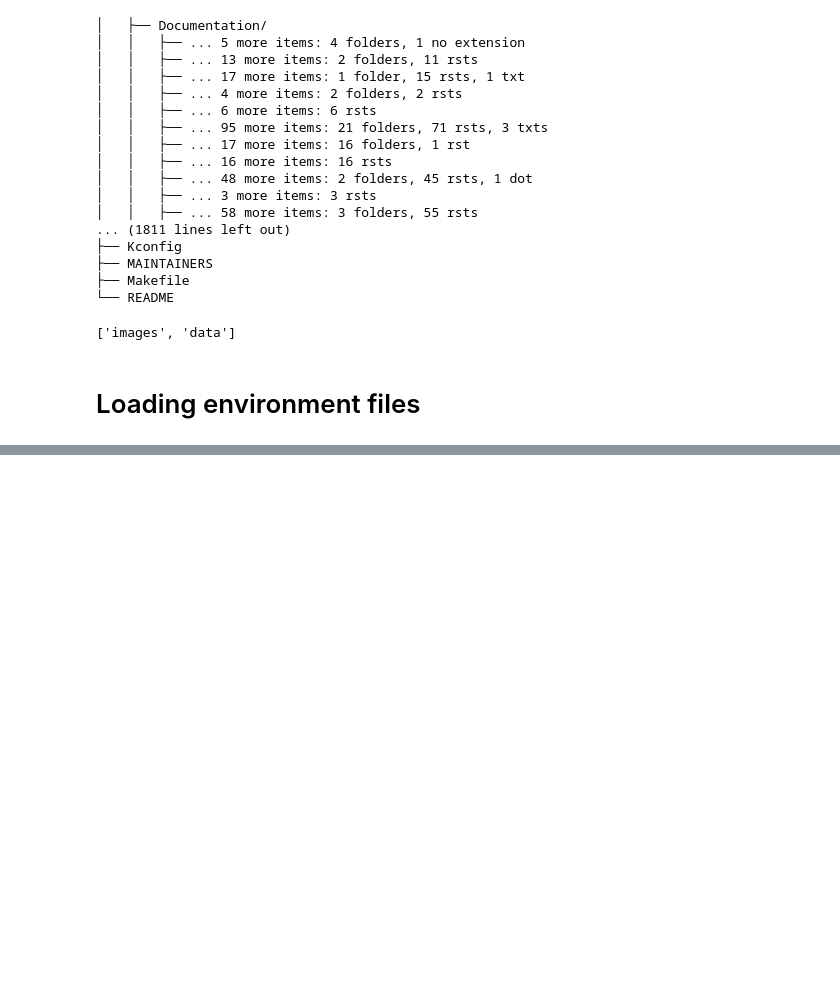
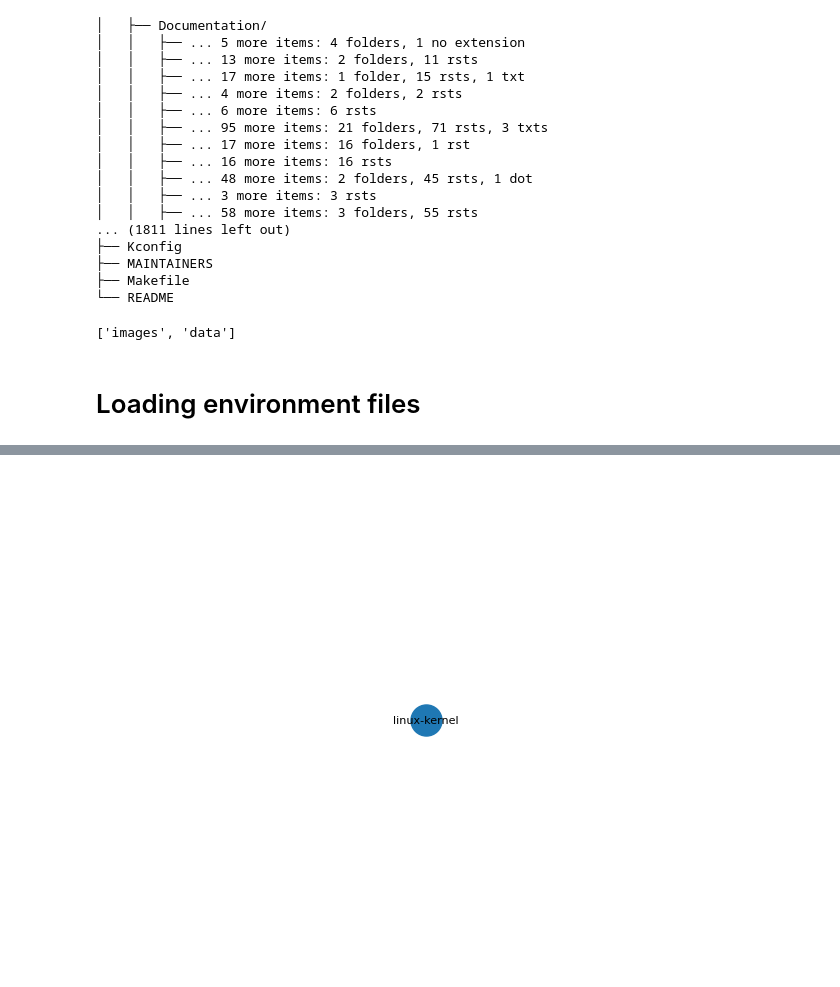
Before and after one commit to progressEdd/glma, a Jupyter notebook: 02-development/linux_kernel/develop.ipynb, the cells around one changed output, grey strips where cells are left out. Drawn from its saved outputs; the diff is of its cells as text; code cells hidden in the pictures; blank space fills up the shorter version.

Commit message:
start linux kernel investigation

```diff
--- a/02-development/use_case/develop.ipynb
+++ b/02-development/linux_kernel/develop.ipynb
@@ -152,0 +287,46 @@ True
+# %%
+import os
+import kuzu
+from yfiles_jupyter_graphs import GraphWidget
+
+# ─── 1. Paths ────────────────────────────────────────────────────────────────────
+# Determine supporting_files as the parent of this notebook’s folder
+current_dir = Path(__file__).resolve().parent if "__file__" in locals() else Path.cwd()
+supporting_files = current_dir.parents[1]  # adjust if needed
+linux_fp = os.path.join(supporting_files, "data", "linux-kernel")
+
+db_dir   = os.path.join(supporting_files, "data", "kuzu_db")
+
+# ─── 2. Connect to Kùzu ───────────────────────────────────────────────────────────
+db   = kuzu.Database(db_dir)
+conn = kuzu.Connection(db)
+
+# ─── 3. Fetch first‐level subdirs ────────────────────────────────────────────────
+root = linux_fp
+query = f"""
+MATCH (d:Dir {{path: '{root}'}})-[:SUBDIR]->(c:Dir)
+RETURN c.path AS child;
+"""
+result = conn.execute(query)
+
+# collect children
+children = []
+while result.has_next():
+    row = result.get_next()
+    children.append(row.get_value("child"))
+
+# ─── 4. Build node & edge lists ─────────────────────────────────────────────────
+root_name = os.path.basename(root)
+nodes = [{"id": root_name, "label": root_name}]
+edges = []
+
+for child_full in children:
+    child_name = os.path.basename(child_full)
+    nodes.append({"id": child_name, "label": child_name})
+    edges.append({"from": root_name, "to": child_name})
+
+# ─── 5. Display with GraphWidget ────────────────────────────────────────────────
+widget = GraphWidget(nodes=nodes, edges=edges, layout="hierarchic")
+widget
+# %% [output]
+[figure, added]
```
Also changed, not shown: parts of 7 cells of this notebook, 1 other file.
